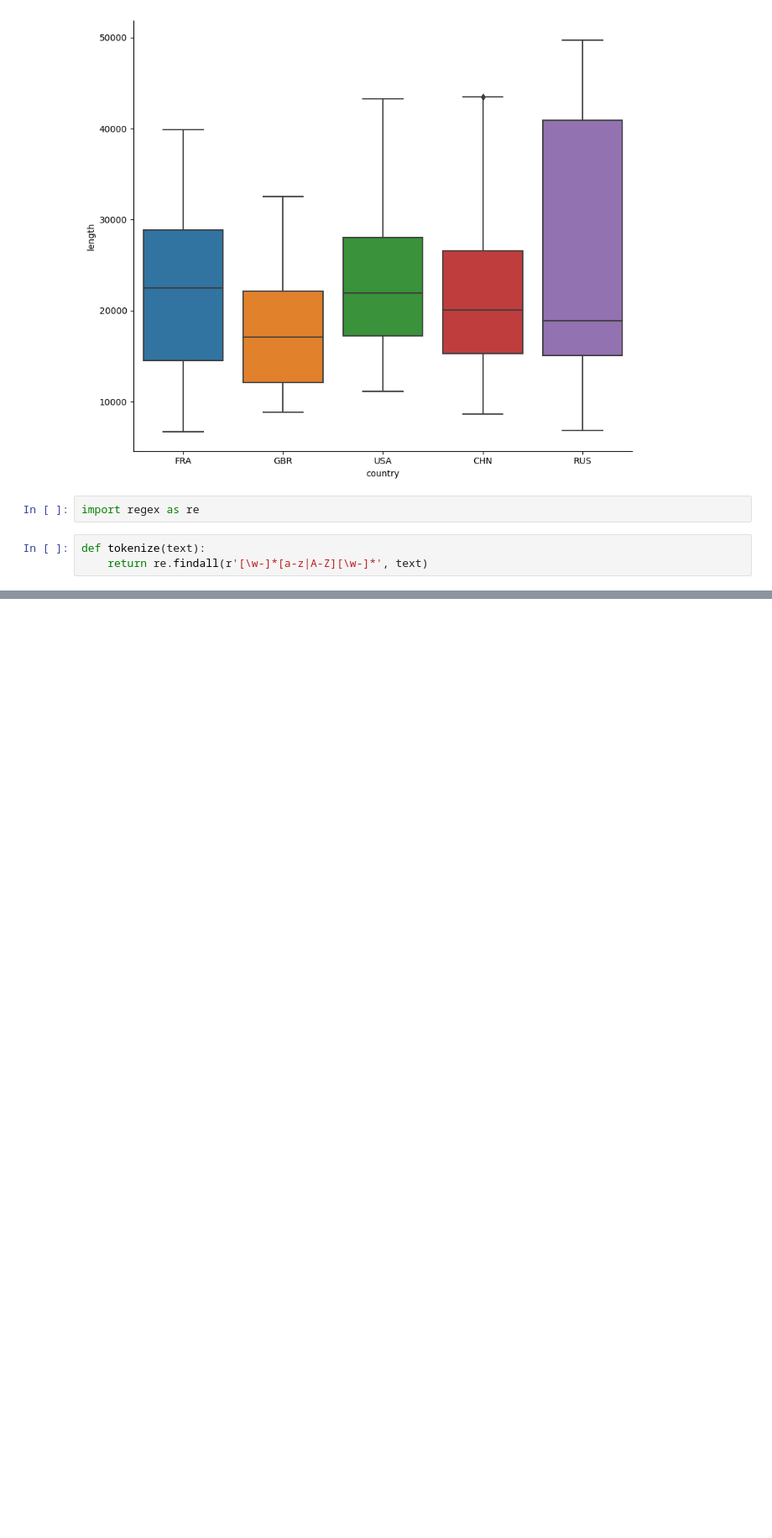
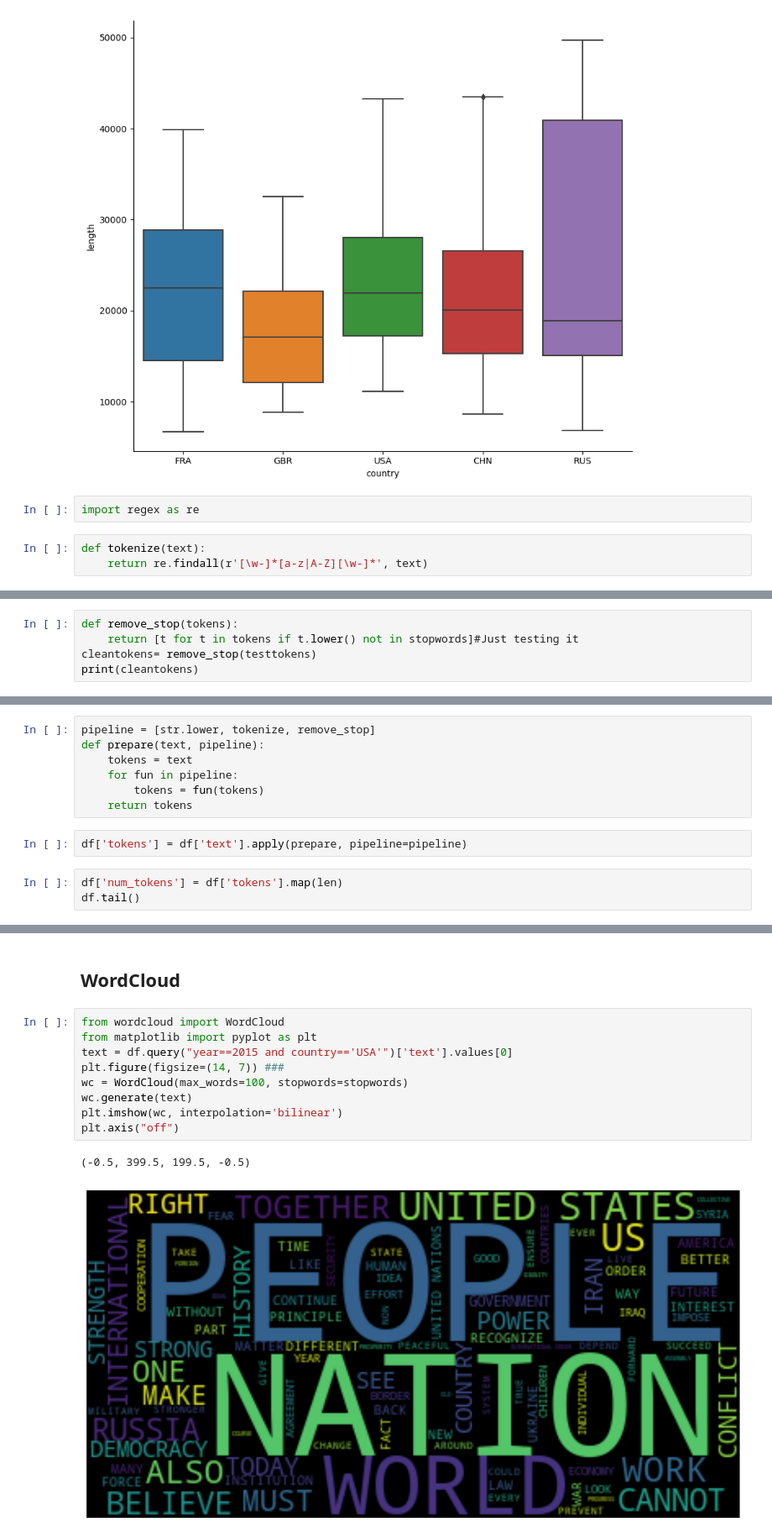
Before and after one commit to rohithandanala/textBasedAna, a Jupyter notebook: Week 3.ipynb, the cells around one changed output, grey strips where cells are left out. Shown at 84% size. Drawn from its saved outputs; the diff is of its cells as text; blank space fills up the shorter version.

```diff
--- a/Week 3.ipynb
+++ b/Week 3.ipynb
@@ -182,0 +199,5 @@ def tokenize(text):
+# %%
+def remove_stop(tokens):
+    return [t for t in tokens if t.lower() not in stopwords]#Just testing it
+cleantokens= remove_stop(testtokens)
+print(cleantokens)
@@ -182,0 +206,12 @@ def tokenize(text):
+# %%
+pipeline = [str.lower, tokenize, remove_stop]
+def prepare(text, pipeline):
+    tokens = text
+    for fun in pipeline:
+        tokens = fun(tokens)
+    return tokens
+# %%
+df['tokens'] = df['text'].apply(prepare, pipeline=pipeline)
+# %%
+df['num_tokens'] = df['tokens'].map(len)
+df.tail()
@@ -182,0 +285,14 @@ def tokenize(text):
+# %% [markdown]
+## WordCloud
+# %%
+from wordcloud import WordCloud
+from matplotlib import pyplot as plt
+text = df.query("year==2015 and country=='USA'")['text'].values[0]
+plt.figure(figsize=(14, 7)) ###
+wc = WordCloud(max_words=100, stopwords=stopwords)
+wc.generate(text)
+plt.imshow(wc, interpolation='bilinear')
+plt.axis("off")
+# %% [output]
+(-0.5, 399.5, 199.5, -0.5)
+[figure, added]
```
Also changed, not shown: parts of 13 cells of this notebook.
